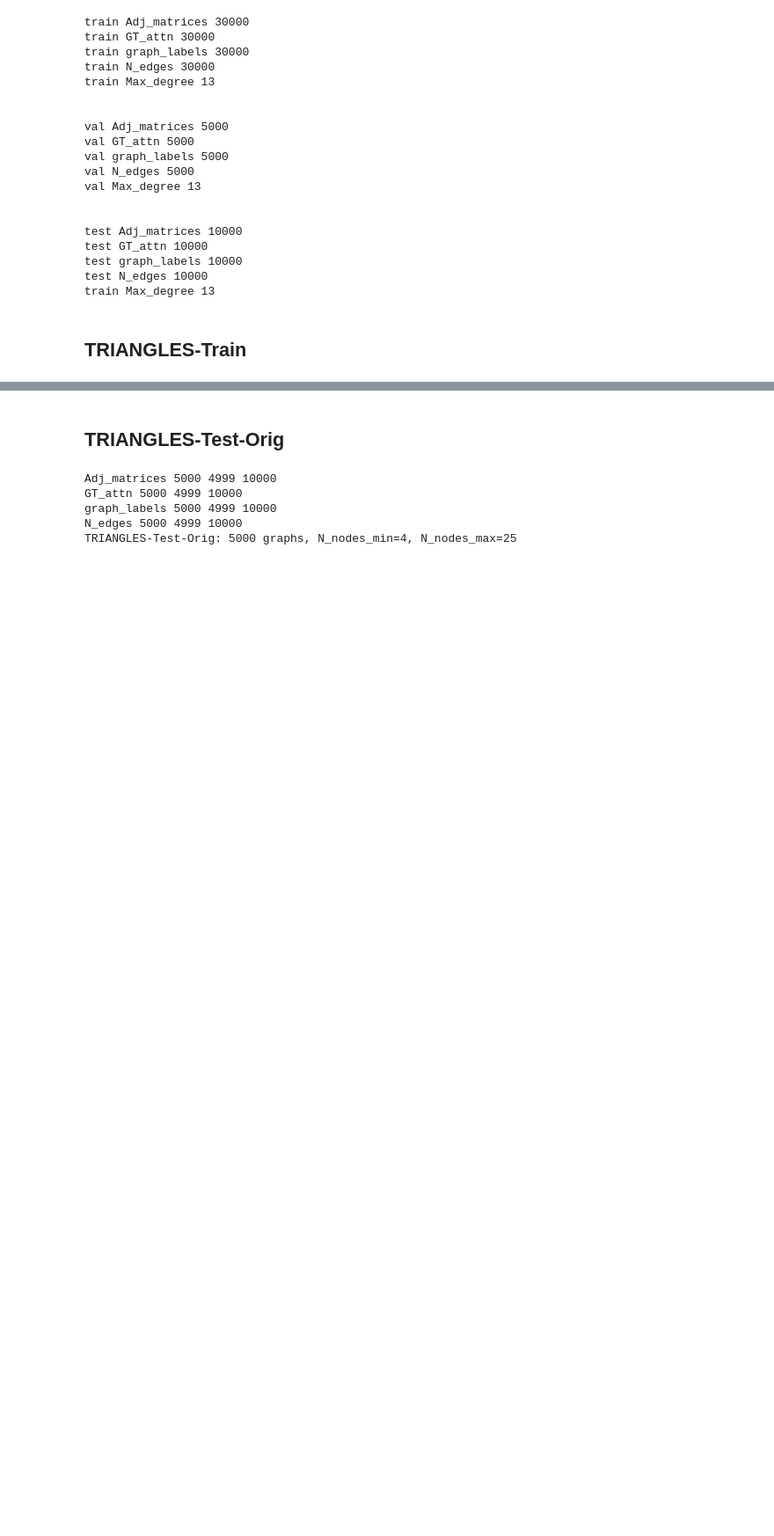
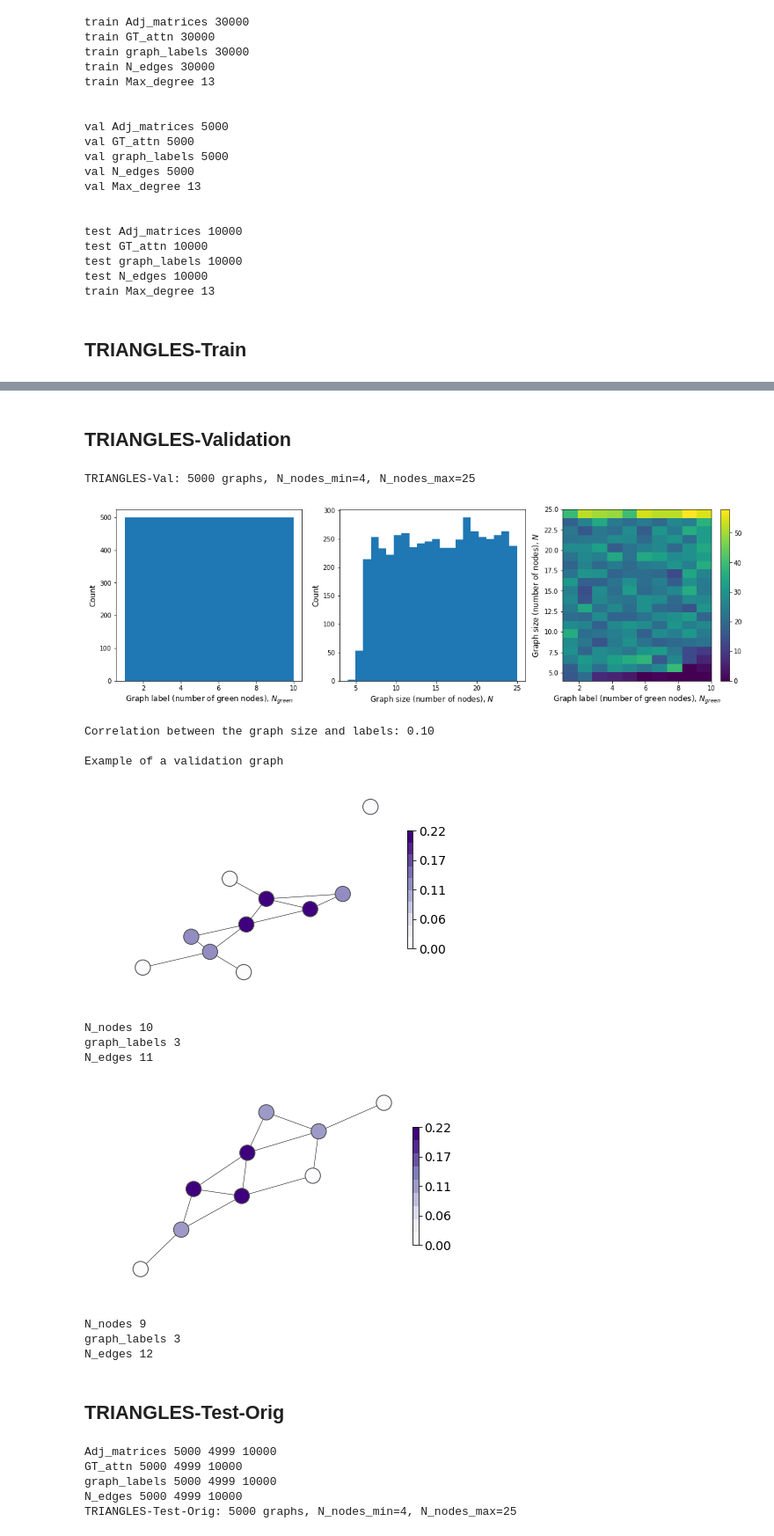
Before and after one commit to bknyaz/graph_attention_pool, a Jupyter notebook: graphs_visualize.ipynb, the cells around one changed output, grey strips where cells are left out. Shown at 88% size. Drawn from its saved outputs; the diff is of its cells as text; code cells hidden in the pictures; blank space fills up the shorter version.

```diff
--- a/graphs_visualize.ipynb
+++ b/graphs_visualize.ipynb
@@ -388,12 +386,28 @@ N_edges 14
+# %% [markdown]
+## TRIANGLES-Validation
 # %%
-shapes = np.array([A.shape[0] for A in train_data_T['Adj_matrices']])
-print('TRIANGLES-Train: {} graphs, N_nodes_min={}, N_nodes_max={}'.format(len(shapes),
+shapes = np.array([A.shape[0] for A in val_data_T['Adj_matrices']])
+print('TRIANGLES-Val: {} graphs, N_nodes_min={}, N_nodes_max={}'.format(len(shapes),
                                                                           shapes.min(), shapes.max()))
-plot_hist(train_data_T)
-print('\nExample of a training graph')
-idx = np.where((shapes > 8) & (shapes < 11) & (train_data_T['graph_labels'] == 3))[0]
+plot_hist(val_data_T)
+print('\nExample of a validation graph')
+idx = np.where((shapes > 8) & (shapes < 11) & (val_data_T['graph_labels'] == 3))[0]
 for i, ind in enumerate(idx[:2]):
-    draw_graph_triangles(train_data_T, ind, 'Purples')
+    draw_graph_triangles(val_data_T, ind, 'Purples')
+# %% [output]
+TRIANGLES-Val: 5000 graphs, N_nodes_min=4, N_nodes_max=25
+[figure, added]
+Correlation between the graph size and labels: 0.10
+
+Example of a validation graph
+[figure, added]
+N_nodes 10
+graph_labels 3
+N_edges 11
+[figure, added]
+N_nodes 9
+graph_labels 3
+N_edges 12
 # %% [markdown]
 ## TRIANGLES-Test-Orig
 # %%
```
Also changed, not shown: parts of 9 cells of this notebook, 7 other files.
